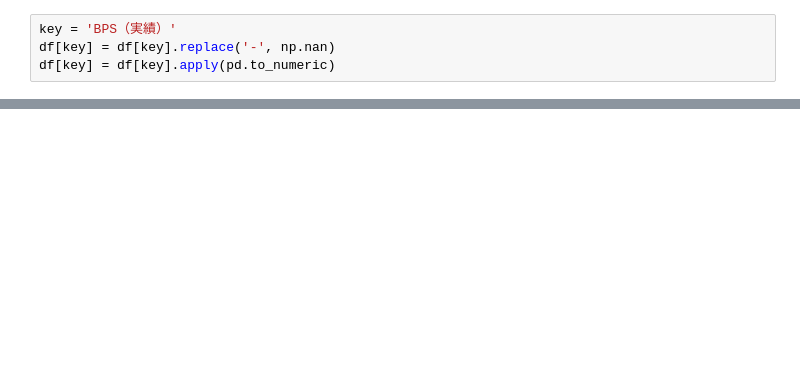
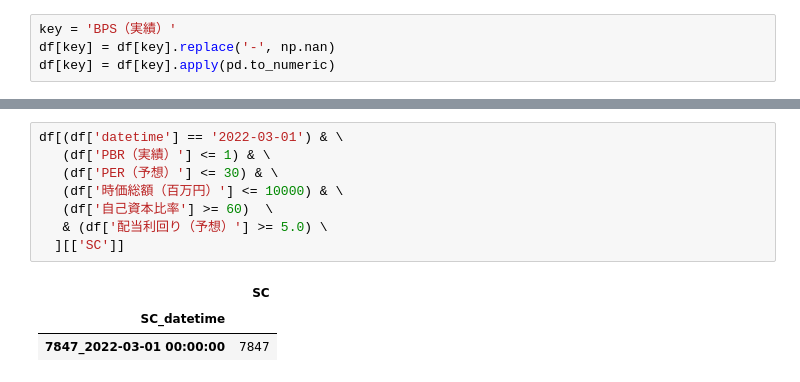
Before and after one commit to motacapla/StockAnalyzer, a Jupyter notebook: backtracer.ipynb, the cells around one changed output, grey strips where cells are left out. Cells and saved outputs as stored; diff of their text form; blank space fills up the shorter version.

```diff
--- a/backtracer.ipynb
+++ b/backtracer.ipynb
@@ -239 +236,13 @@ df[(df['datetime'] == '2021-03-01') & (df['PBR（実績）'] <= 1) & (df['PER（
+# %%
+df[(df['datetime'] == '2022-03-01') & \
+   (df['PBR（実績）'] <= 1) & \
+   (df['PER（予想）'] <= 30) & \
+   (df['時価総額（百万円）'] <= 10000) & \
+   (df['自己資本比率'] >= 60)  \
+   & (df['配当利回り（予想）'] >= 5.0) \
+  ][['SC']]
+# %% [output]
+|  | SC |
+| SC_datetime |  |
+| 7847_2022-03-01 00:00:00 | 7847 |
 # %%
```
Also changed, not shown: parts of 33 cells of this notebook.
